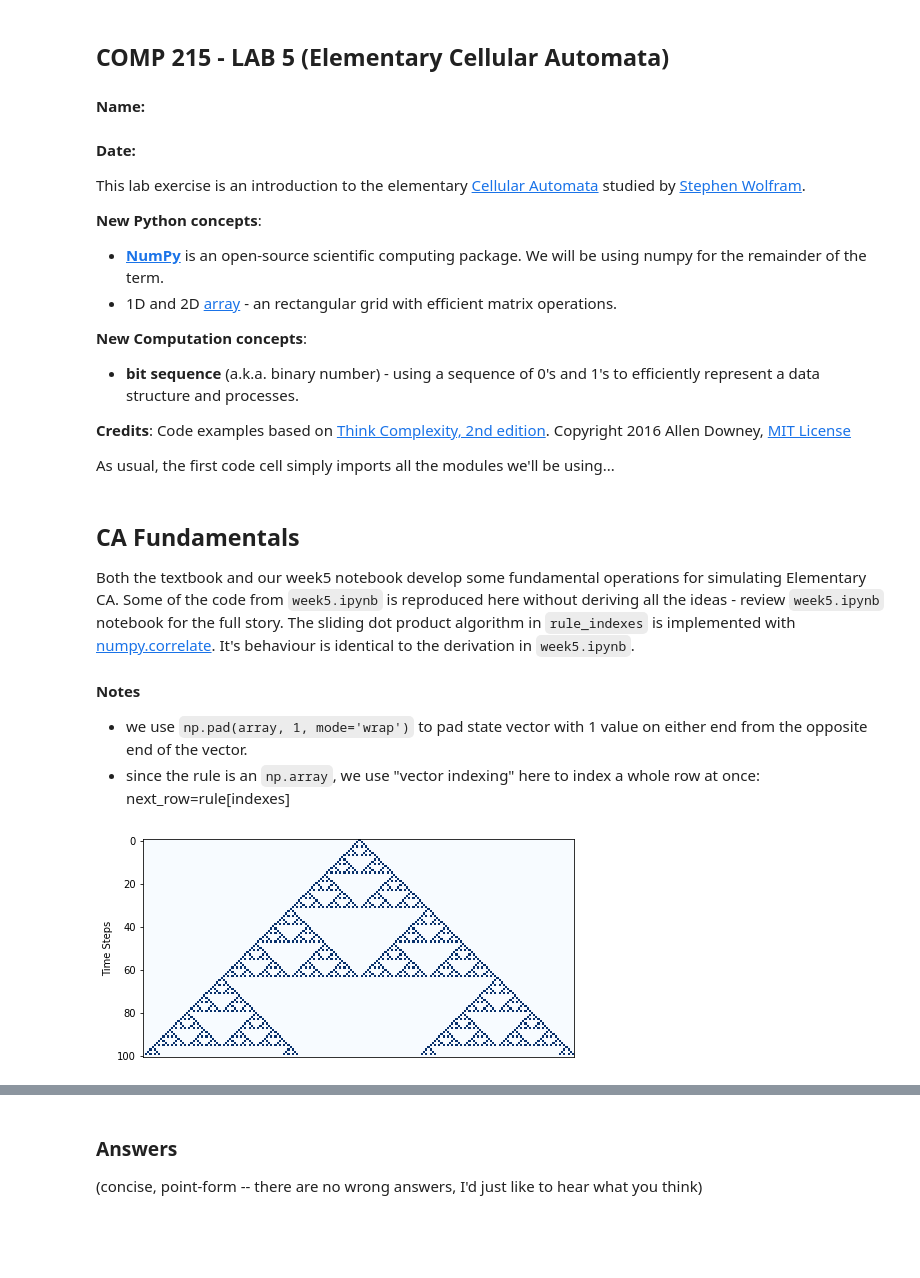
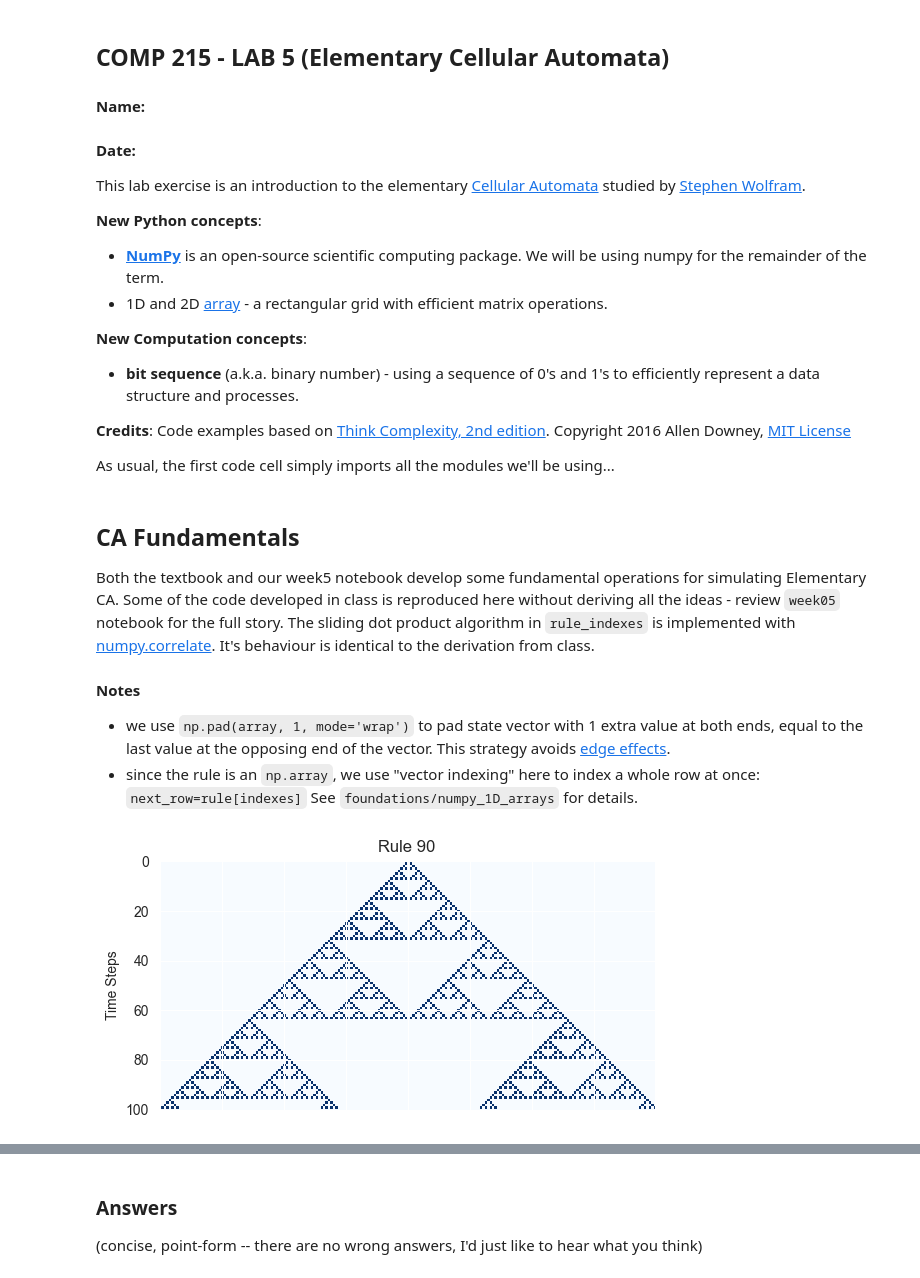
Before and after one commit to powderflask/cap-comp215, a Jupyter notebook: labs/lab05-CA-1D.ipynb, the cells around one changed output, grey strips where cells are left out. Saved outputs shown, nothing was run; the diff lists cells and outputs as text; code cells hidden in the pictures; blank space fills up the shorter version.

```diff
--- a/labs/lab05-CA-1D.ipynb
+++ b/labs/lab05-CA-1D.ipynb
@@ -8,7 +8,7 @@ This lab exercise is an introduction to the elementary [Cellular Automata](https
 
 **New Python concepts**:
   * **[NumPy](https://numpy.org)** is an open-source scientific computing package.  We will be using numpy for the remainder of the term.
-  * 1D and 2D [array](https://numpy.org/doc/stable/reference/generated/numpy.array.html) -  an rectangular grid with efficient matrix operations.
+  * 1D and 2D [array](https://numpy.org/doc/stable/reference/generated/numpy.array.html) -  a rectangular grid with efficient matrix operations.
 
 **New Computation concepts**:
   * **bit sequence** (a.k.a. binary number) - using a sequence of 0's and 1's to efficiently represent a data structure and processes.
@@ -25,12 +26,12 @@ import numpy as np
 # %% [markdown]
 ## CA Fundamentals
 Both the textbook and our week5 notebook develop some fundamental operations for simulating Elementary CA.
-Some of the code from `week5.ipynb` is reproduced here without deriving all the ideas - review `week5.ipynb` notebook for the full story.
-The sliding dot product algorithm in `rule_indexes` is implemented with [numpy.correlate](https://numpy.org/doc/stable/reference/generated/numpy.correlate.html).  It's behaviour is identical to the derivation in `week5.ipynb`.
+Some of the code developed in class is reproduced here without deriving all the ideas - review `week05` notebook for the full story.
+The sliding dot product algorithm in `rule_indexes` is implemented with [numpy.correlate](https://numpy.org/doc/stable/reference/generated/numpy.correlate.html).  It's behaviour is identical to the derivation from class.
 
 #### Notes
-* we use `np.pad(array, 1, mode='wrap')` to pad state vector with 1 value on either end from the opposite end of the vector.
-* since the rule is an `np.array`, we use "vector indexing" here to index a whole row at once:  next_row=rule[indexes]
+* we use `np.pad(array, 1, mode='wrap')` to pad state vector with 1 extra value at both ends, equal to the last value at the opposing end of the vector.  This strategy avoids [edge effects](https://en.wikipedia.org/wiki/Boundary_problem_(spatial_analysis)#Types_and_examples).
+* since the rule is an `np.array`, we use "vector indexing" here to index a whole row at once:  `next_row=rule[indexes]`  See `foundations/numpy_1D_arrays` for details.
 # %%
 POWERS_OF_2 = np.array((4, 2, 1))
 
@@ -43,7 +44,7 @@ assert all( rule_indexes(np.array([1,1,0,0,1,0,0,0])) == [3, 6, 4, 1, 2, 4, 0, 0
 
 
 def transition(state, rule):
-    """ Return a np.array for the state transition for given CA state under the given 8-bit rule """
+    """ Return the vector resulting from a transition of given CA state under the given 8-bit rule """
     indexes = rule_indexes(state)
     return np.array(rule[indexes])  # "vector indexing" replaces: [rule[i] for i in indexes]
 
@@ -60,43 +61,54 @@ def get_lookup_table(rule):
     """
     rule = np.array([rule], dtype=np.uint8)
     return np.unpackbits(rule)[::-1]
 
 assert np.all( get_lookup_table(110) == rule_110 )
 
 
 def single_centre_array(n_cells):
     """ Return a binary 1D array with given number of cells, all zeros except a single 1 in the centre cell """
     array = np.zeros(n_cells, dtype=np.uint8)
     array[n_cells//2] = 1
     return array
 
 assert np.all( single_centre_array(7) == (0,0,0,1,0,0,0) )
 
 
 def simulate_ca(n_cells, n_steps, rule):
     """ Generate a CA with given number of cells, plot progression of rule for given number of time steps """
     start_state = single_centre_array(n_cells)
-    # stack up one "empty" state vector for each time step
+    # create a stack of "empty" state vectors, one for each time step
     ca_timesteps = np.vstack([start_state, np.zeros((n_steps, len(start_state)), dtype=np.uint8)])
+    # run the simulation
     for t in range(1, n_steps):
         ca_timesteps[t] = transition(ca_timesteps[t-1], rule)
     return ca_timesteps
 
 
-def plot_ca(array, title=''):
-    """ Plot the 2D CA array as an image.  1's will be dark blue, 0's will be light blue. """
-    plt.title(title)
-    plt.xticks([])  # turn off x-axis tick marks
-    plt.ylabel('Time Steps')  # label y-axis to remind us time runs from top to bottom
-    plt.imshow(array, cmap='Blues', interpolation='none')
+def plot_ca(array, axes=None, title='', cmap='Blues', **options):
+    """
+    Plot the 2D array as an image on the given axes  1's will be dark blue, 0's will be light blue.
 
+    :param axes: the axes to plot on, or None to use the `plt.gca()` (current axes)
+    :param options: keyword arguments passed directly to `plt.imshow()`
+           see https://matplotlib.org/stable/api/_as_gen/matplotlib.axes.Axes.imshow.html
+    """
+    axes = axes or plt.gca()  # If not axes are provided, draw on current axes
+    axes.set(
+        title=title,
+        ylabel='Time Steps',
+    )
+    # Turn off axes labels and tick marks
+    axes.tick_params(axis='x', which='both', bottom=False, labelbottom=False)
+    # Defaults for displaying a "matrix" with hard-pixel boundaries and (0,0) at top-left
+    options = {**dict(interpolation='nearest', origin='upper'), **options}
+    axes.imshow(array, cmap=cmap, **options)
 
 rule_90 = get_lookup_table(90)
 ca_timesteps = simulate_ca(200, 100, rule_90)
-plt.subplots(figsize=(8, 4))
-plot_ca(ca_timesteps)
+plot_ca(ca_timesteps, title=f'Rule 90')
 # %% [output]
-[figure, old version]
+[figure, new version]
 # %% [markdown]
 ## Exercise 1: Additional Start States
 In Wolfram's original experiments, he starts with a CA that is all zeros except the centre cell.
```
Also changed, not shown: parts of 8 cells of this notebook.
